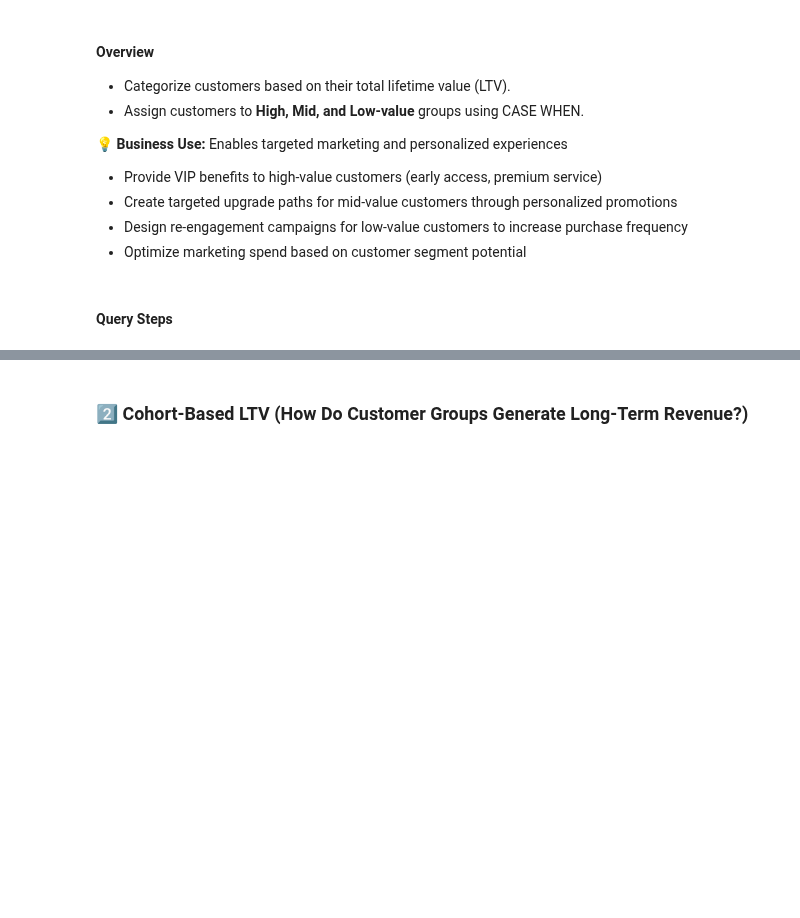
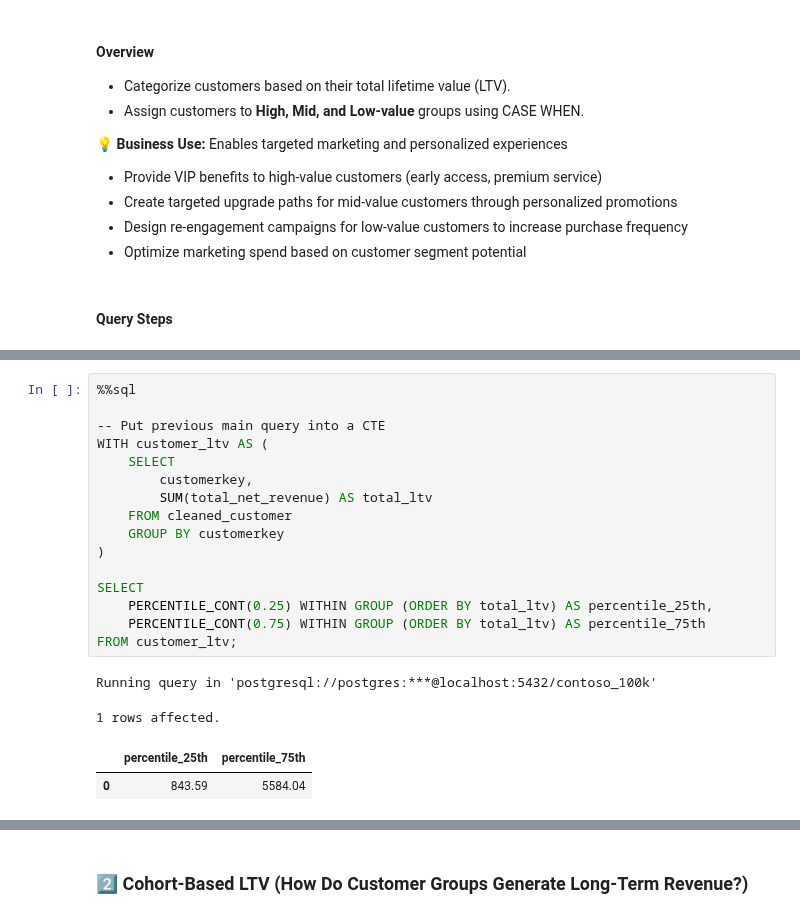
Before and after one commit to mgamzec/SQL_Data_Analytics_Project, a Jupyter notebook: 8_Project/1_Final_Project.ipynb, the cells around one changed output, grey strips where cells are left out. Saved outputs shown, nothing was run; the diff lists cells and outputs as text; blank space fills up the shorter version.

```diff
--- a/8_Project/1_Final_Project.ipynb
+++ b/8_Project/1_Final_Project.ipynb
@@ -296,0 +339,21 @@ LEFT JOIN customer c ON c.customerkey = cd.customerkey -- Added
+# %%
+%%sql
+
+-- Put previous main query into a CTE
+WITH customer_ltv AS (
+    SELECT
+        customerkey,
+        SUM(total_net_revenue) AS total_ltv
+    FROM cleaned_customer
+    GROUP BY customerkey
+)
+
+SELECT
+    PERCENTILE_CONT(0.25) WITHIN GROUP (ORDER BY total_ltv) AS percentile_25th,
+    PERCENTILE_CONT(0.75) WITHIN GROUP (ORDER BY total_ltv) AS percentile_75th
+FROM customer_ltv;
+# %% [output]
+Running query in 'postgresql://postgres:***@localhost:5432/contoso_100k'
+1 rows affected.
+|  | percentile_25th | percentile_75th |
+| 0 | 843.59 | 5584.04 |
```
Also changed, not shown: parts of 13 cells of this notebook, 4 other files.
